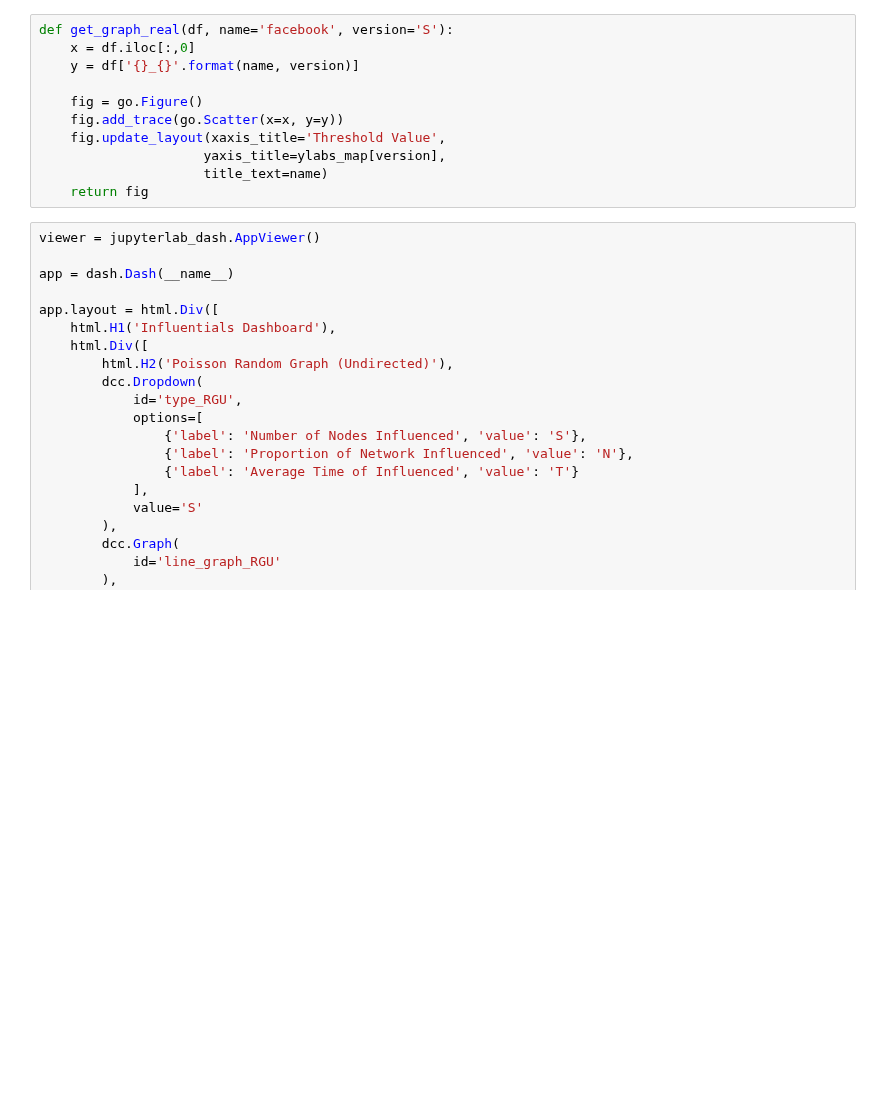
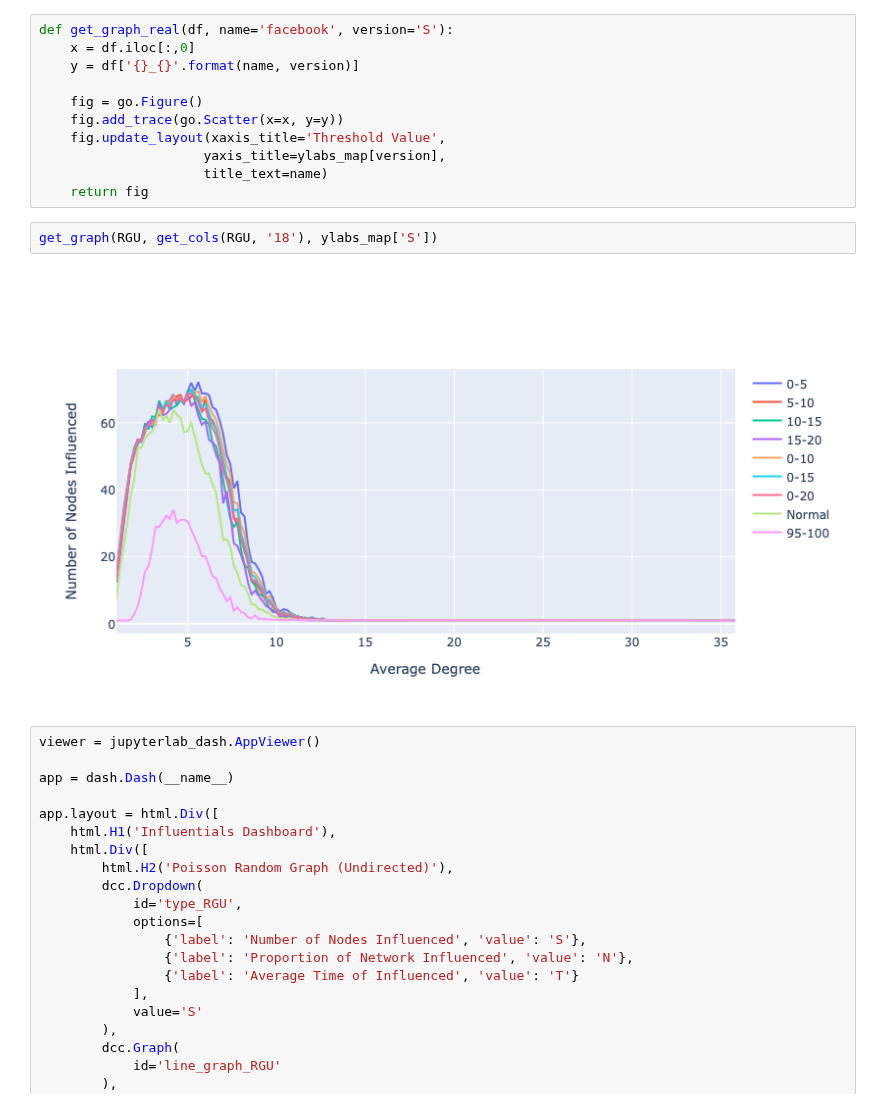
Before and after one commit to MiLinny/Influentials, a Jupyter notebook: Code/Dashboard.ipynb, the cells around one changed output. Drawn from its saved outputs; the diff is of its cells as text; blank space fills up the shorter version.

Commit message:
Added example graph.

```diff
--- a/Code/Dashboard.ipynb
+++ b/Code/Dashboard.ipynb
@@ -46,6 +46,10 @@ def get_graph_real(df, name='facebook', version='S'):
                      yaxis_title=ylabs_map[version],
                      title_text=name)
     return fig
+# %%
+get_graph(RGU, get_cols(RGU, '18'), ylabs_map['S'])
+# %% [output]
+[figure, added]
 # %%
 viewer = jupyterlab_dash.AppViewer()
 
```
